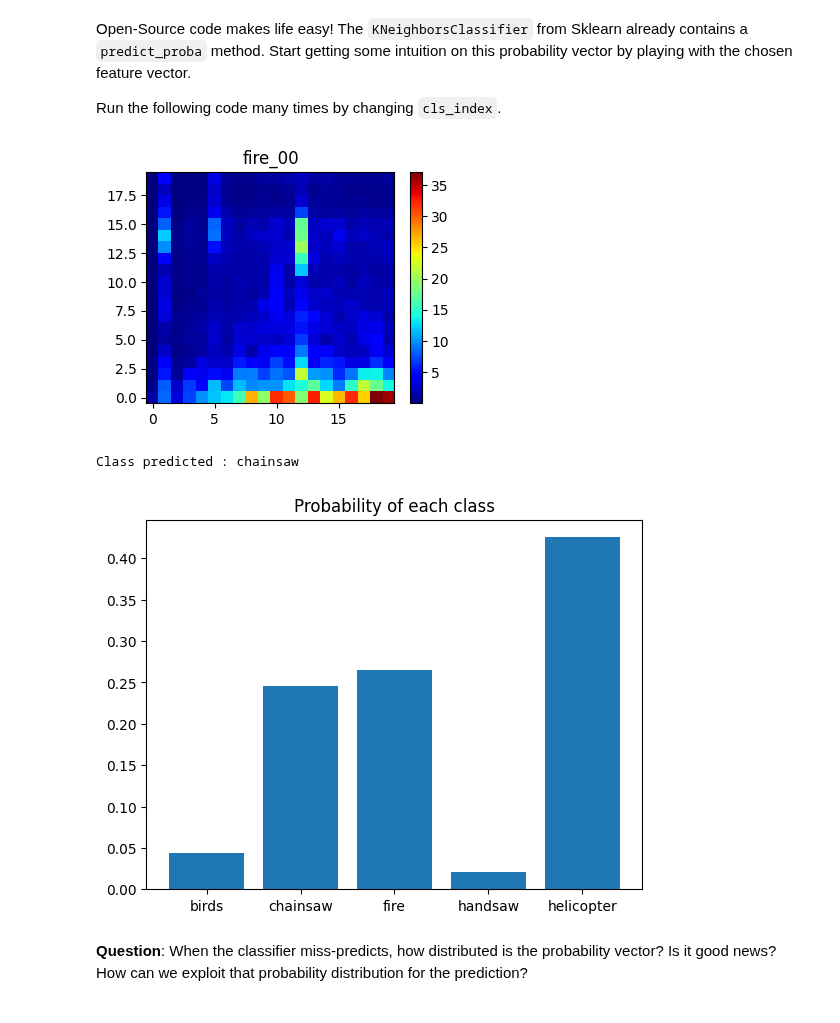
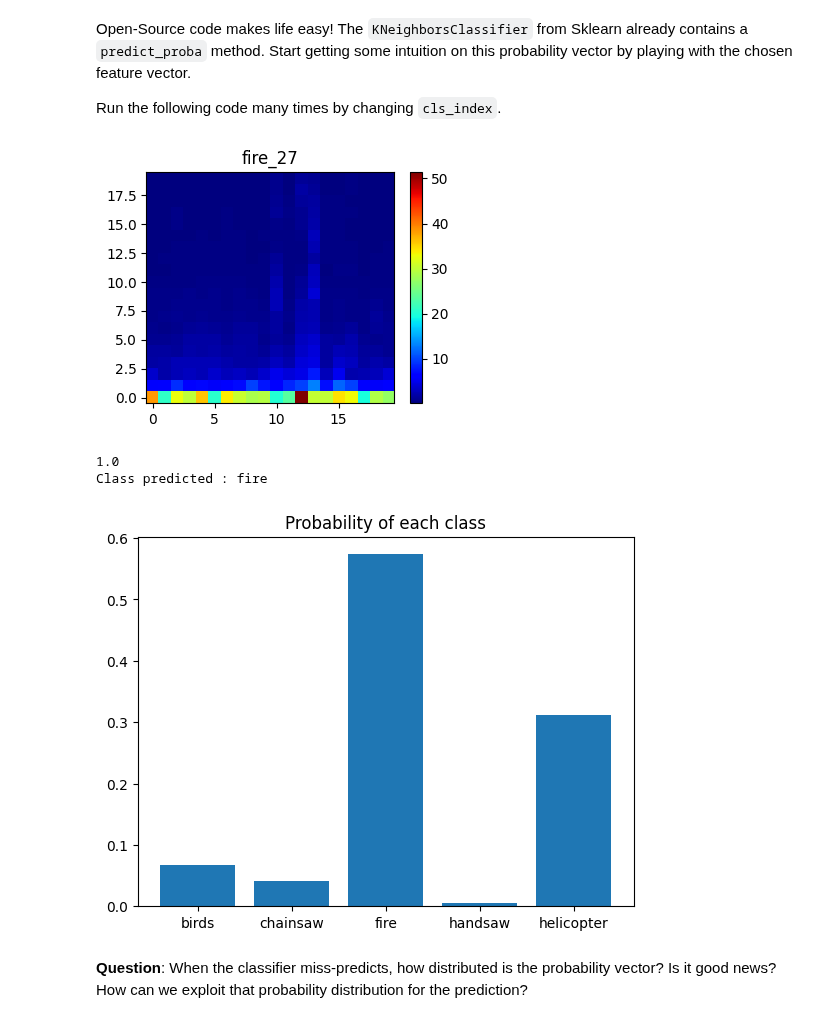
Before and after one commit to LELEC210X/LELEC210X, a Jupyter notebook: classification/h5a3_confidence_and_memory.ipynb, the cells around one changed output. Cells and saved outputs as stored; diff of their text form; code cells hidden in the pictures.

```diff
--- a/classification/h5a3_confidence_and_memory.ipynb
+++ b/classification/h5a3_confidence_and_memory.ipynb
@@ -75,27 +75,29 @@ Open-Source code makes life easy! The ``KNeighborsClassifier`` from Sklearn alre
 Run the following code many times by changing  ``cls_index``. <br>
 # %%
 ### TO RUN
-cls_index = ["fire", 0]
+cls_index = ["fire", 27]
 myds.display(cls_index)
 thisfv = myds.__getitem__(cls_index).reshape(-1)
+print(np.linalg.norm(thisfv))
 
 # this artefact is necessary because the 'predict' function expects a matrix_like input.
 mat = np.zeros((2, len(thisfv)))
 mat[0] = thisfv
 
 prediction = model.predict(mat)
 print("Class predicted :", prediction[0])
 
 proba = model.predict_proba(mat)
 plt.figure()
 plt.bar(classnames, proba[0])
 plt.title("Probability of each class")
 plt.show()
 model_knn = model
 # %% [output]
-[figure, old version]
+[figure, new version]
-Class predicted : chainsaw
+1.0
+Class predicted : fire
-[figure, old version]
+[figure, new version]
 # %% [markdown]
 **Question**:
 When the classifier miss-predicts, how distributed is the probability vector? Is it good news? How can we exploit that probability distribution for the prediction?
```
Also changed, not shown: parts of 2 cells of this notebook, 7 other files.
